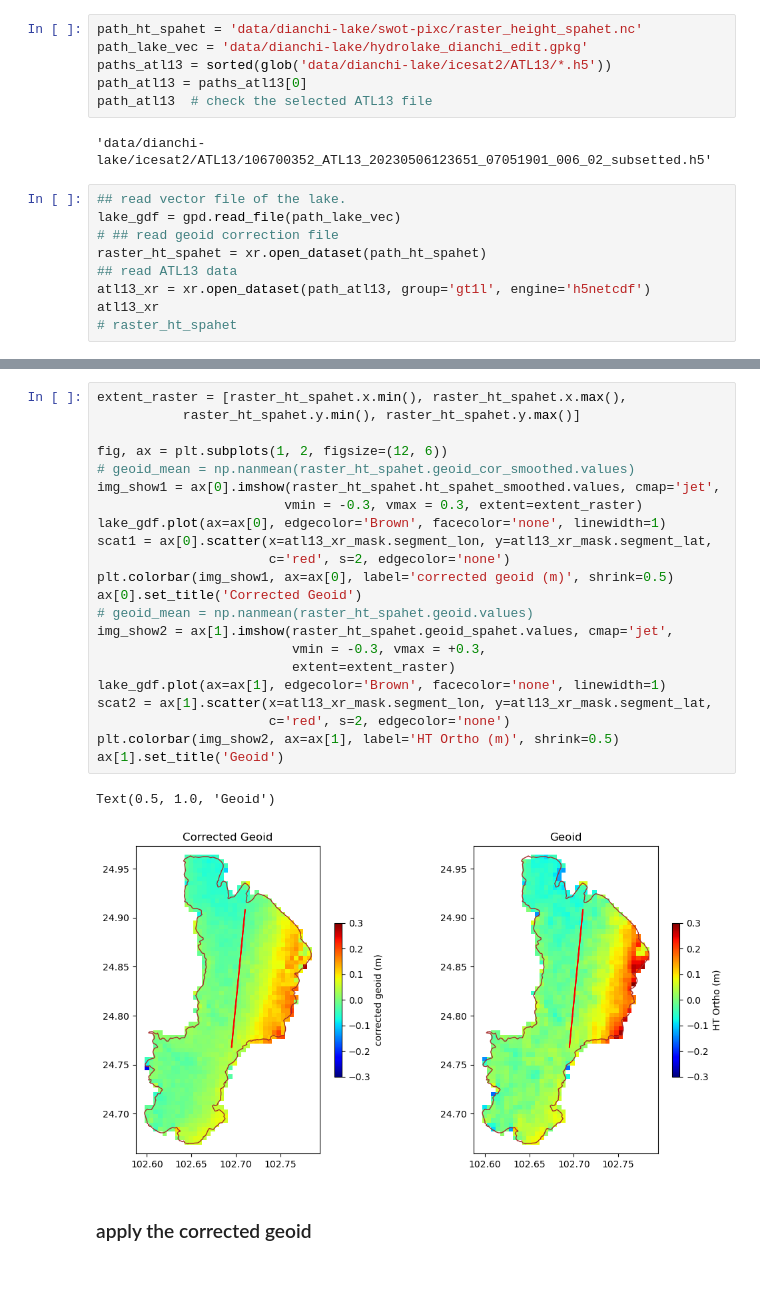
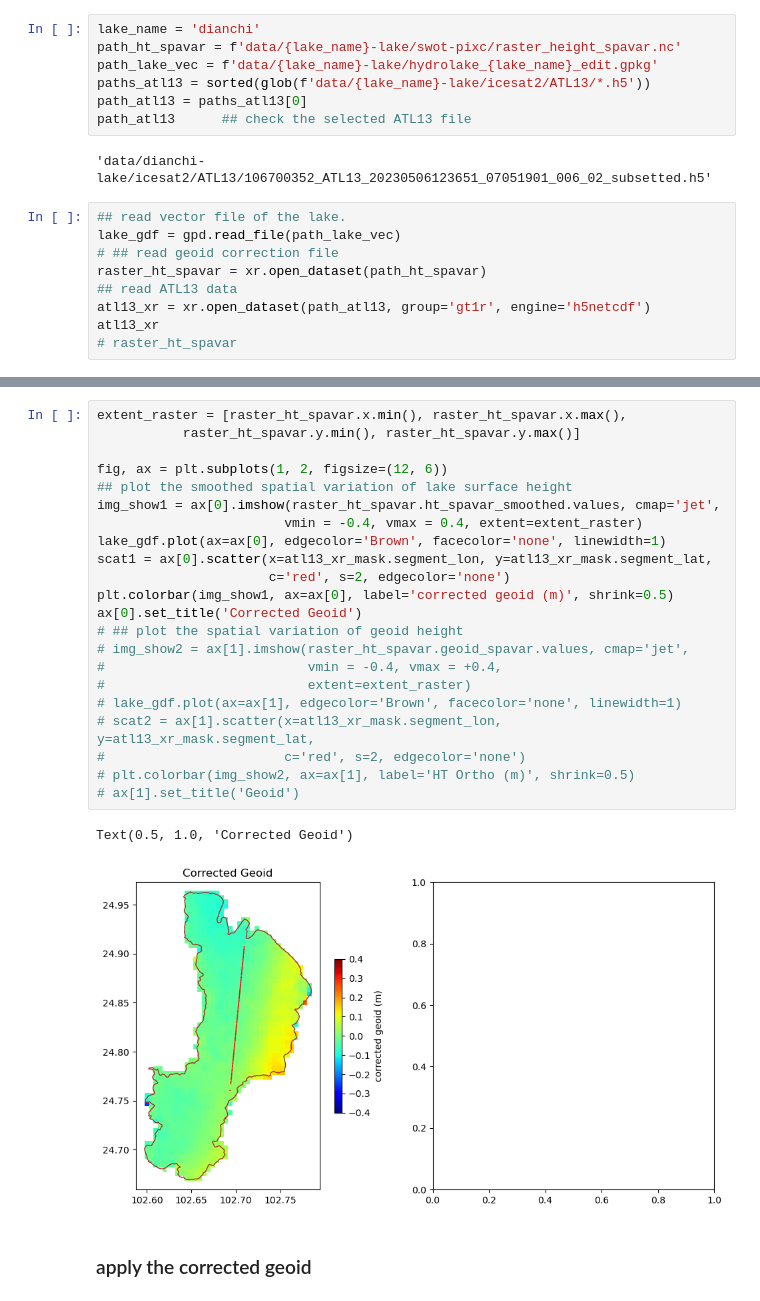
Before and after one commit to xinluo2018/swot-for-geoid, a Jupyter notebook: notebook/6_1_altimetry_data_process_isat2.ipynb, the cells around one changed output, grey strips where cells are left out. Cells and saved outputs as stored; diff of their text form.

```diff
--- a/notebook/6_1_altimetry_data_process_isat2.ipynb
+++ b/notebook/6_1_altimetry_data_process_isat2.ipynb
@@ -10,20 +10,21 @@ import matplotlib.pyplot as plt
 from utils.functions import meter2deg
 from utils.functions import sample_from_raster
 # %%
-path_ht_spahet = 'data/dianchi-lake/swot-pixc/raster_height_spahet.nc'
-path_lake_vec = 'data/dianchi-lake/hydrolake_dianchi_edit.gpkg'
-paths_atl13 = sorted(glob('data/dianchi-lake/icesat2/ATL13/*.h5'))
+lake_name = 'dianchi'
+path_ht_spavar = f'data/{lake_name}-lake/swot-pixc/raster_height_spavar.nc'
+path_lake_vec = f'data/{lake_name}-lake/hydrolake_{lake_name}_edit.gpkg'
+paths_atl13 = sorted(glob(f'data/{lake_name}-lake/icesat2/ATL13/*.h5'))
 path_atl13 = paths_atl13[0]
-path_atl13  # check the selected ATL13 file
+path_atl13      ## check the selected ATL13 file
 # %% [output]
 'data/dianchi-lake/icesat2/ATL13/106700352_ATL13_20230506123651_07051901_006_02_subsetted.h5'
 # %%
 ## read vector file of the lake.
 lake_gdf = gpd.read_file(path_lake_vec)
 # ## read geoid correction file
-raster_ht_spahet = xr.open_dataset(path_ht_spahet)
+raster_ht_spavar = xr.open_dataset(path_ht_spavar)
 ## read ATL13 data
-atl13_xr = xr.open_dataset(path_atl13, group='gt1l', engine='h5netcdf')
+atl13_xr = xr.open_dataset(path_atl13, group='gt1r', engine='h5netcdf')
 atl13_xr
-# raster_ht_spahet
+# raster_ht_spavar
 # %% [output]
@@ -78,29 +85,29 @@ Data variables: (12/72)
     sc_orientation:      Backward
 # %%
-extent_raster = [raster_ht_spahet.x.min(), raster_ht_spahet.x.max(),
-           raster_ht_spahet.y.min(), raster_ht_spahet.y.max()]
+extent_raster = [raster_ht_spavar.x.min(), raster_ht_spavar.x.max(),
+           raster_ht_spavar.y.min(), raster_ht_spavar.y.max()]
 
 fig, ax = plt.subplots(1, 2, figsize=(12, 6))
-# geoid_mean = np.nanmean(raster_ht_spahet.geoid_cor_smoothed.values)
-img_show1 = ax[0].imshow(raster_ht_spahet.ht_spahet_smoothed.values, cmap='jet',
-                        vmin = -0.3, vmax = 0.3, extent=extent_raster)
+## plot the smoothed spatial variation of lake surface height
+img_show1 = ax[0].imshow(raster_ht_spavar.ht_spavar_smoothed.values, cmap='jet',
+                        vmin = -0.4, vmax = 0.4, extent=extent_raster)
 lake_gdf.plot(ax=ax[0], edgecolor='Brown', facecolor='none', linewidth=1)
 scat1 = ax[0].scatter(x=atl13_xr_mask.segment_lon, y=atl13_xr_mask.segment_lat,
                       c='red', s=2, edgecolor='none')
 plt.colorbar(img_show1, ax=ax[0], label='corrected geoid (m)', shrink=0.5)
 ax[0].set_title('Corrected Geoid')
-# geoid_mean = np.nanmean(raster_ht_spahet.geoid.values)
-img_show2 = ax[1].imshow(raster_ht_spahet.geoid_spahet.values, cmap='jet',
-                         vmin = -0.3, vmax = +0.3,
-                         extent=extent_raster)
-lake_gdf.plot(ax=ax[1], edgecolor='Brown', facecolor='none', linewidth=1)
-scat2 = ax[1].scatter(x=atl13_xr_mask.segment_lon, y=atl13_xr_mask.segment_lat,
-                      c='red', s=2, edgecolor='none')
-plt.colorbar(img_show2, ax=ax[1], label='HT Ortho (m)', shrink=0.5)
-ax[1].set_title('Geoid')
+# ## plot the spatial variation of geoid height
+# img_show2 = ax[1].imshow(raster_ht_spavar.geoid_spavar.values, cmap='jet',
+#                          vmin = -0.4, vmax = +0.4,
+#                          extent=extent_raster)
+# lake_gdf.plot(ax=ax[1], edgecolor='Brown', facecolor='none', linewidth=1)
+# scat2 = ax[1].scatter(x=atl13_xr_mask.segment_lon, y=atl13_xr_mask.segment_lat,
+#                       c='red', s=2, edgecolor='none')
+# plt.colorbar(img_show2, ax=ax[1], label='HT Ortho (m)', shrink=0.5)
+# ax[1].set_title('Geoid')
 # %% [output]
-Text(0.5, 1.0, 'Geoid')
+Text(0.5, 1.0, 'Corrected Geoid')
-[figure, old version]
+[figure, new version]
 # %% [markdown]
 ### apply the corrected geoid
 # %%
```
Also changed, not shown: parts of 9 cells of this notebook, 23 other files.
